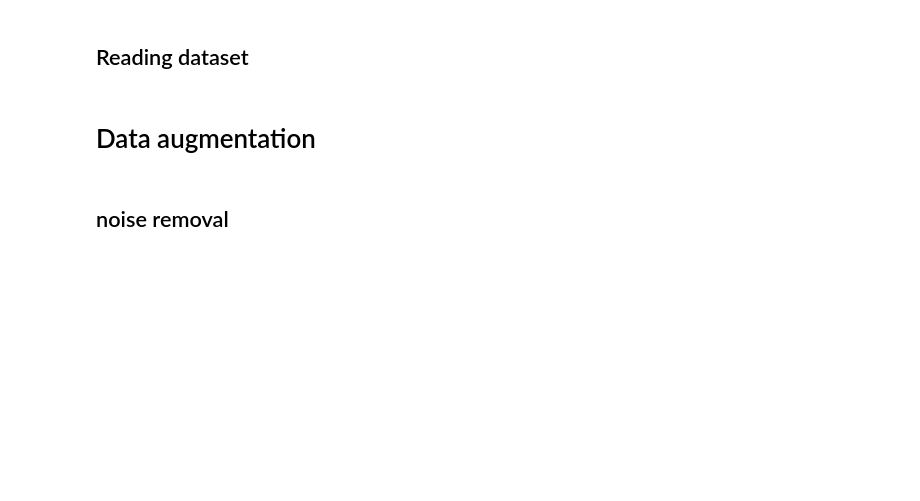
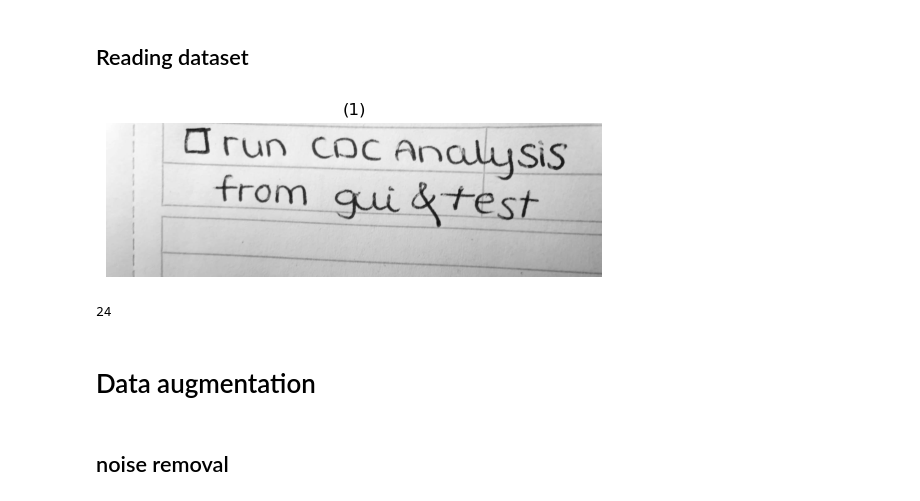
Before and after one commit to yasmin-hashem24/Signarture_verification_Image23, a Jupyter notebook: all.ipynb, the cells around one changed output. Drawn from its saved outputs; the diff is of its cells as text; code cells hidden in the pictures; blank space fills up the shorter version.

```diff
--- a/all.ipynb
+++ b/all.ipynb
@@ -101,24 +103,27 @@ def preprocessing(img):
 # %%
 def readingAndConvert(img_path: str) -> np.ndarray:
     image = io.imread(img_path).astype(np.uint8)
     if len(image.shape) == 2:
         return image
     else:
         gray_img = rgb2gray(image)
         return gray_img
 
 def readDataset(dir: str) -> list[np.ndarray]:
     dataset = []
     read_imgs = os.listdir(dir)
     for i in range(len(read_imgs)):
         dataset.append(readingAndConvert(dir + read_imgs[i]))
     return dataset
 
 forged_imgs = readDataset('1/forged/')
 real_imgs = readDataset('1/real/')
-
-# show_images([real_imgs[2]])
-# print(len(real_imgs))
+test_imgs = readDataset('testImgs/')
+show_images(test_imgs)
+print(len(real_imgs))
+# %% [output]
+[figure, added]
+24
 # %% [markdown]
 # Data augmentation
 # %%
```
Also changed, not shown: parts of 13 cells of this notebook, 1 other file.
